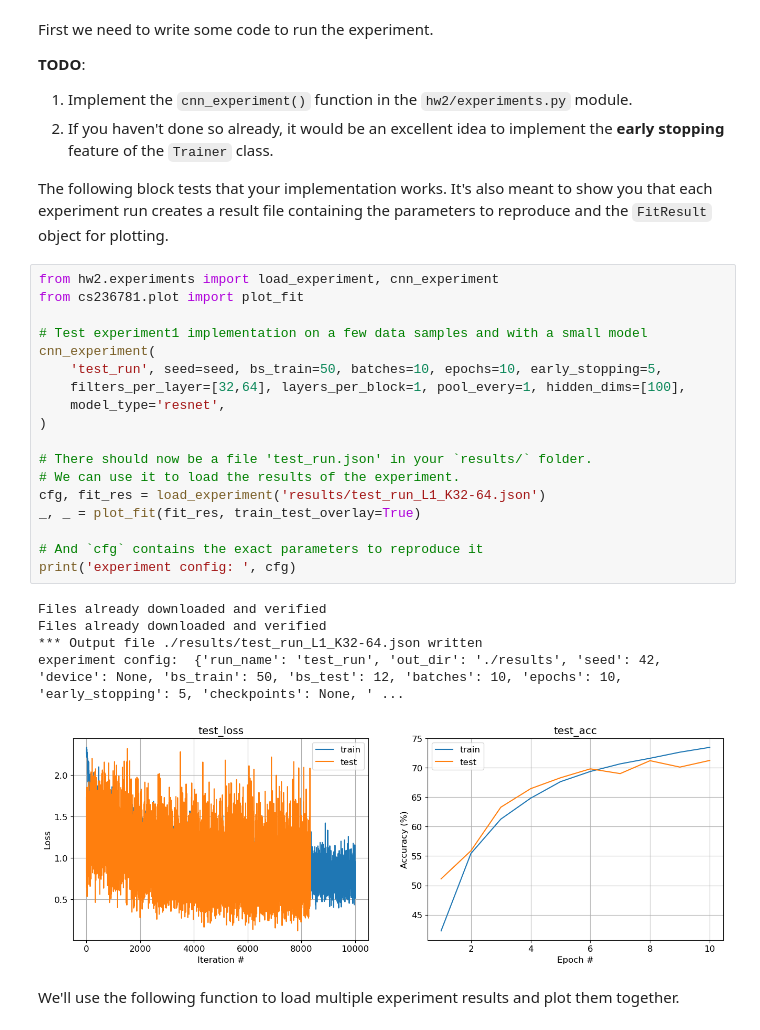
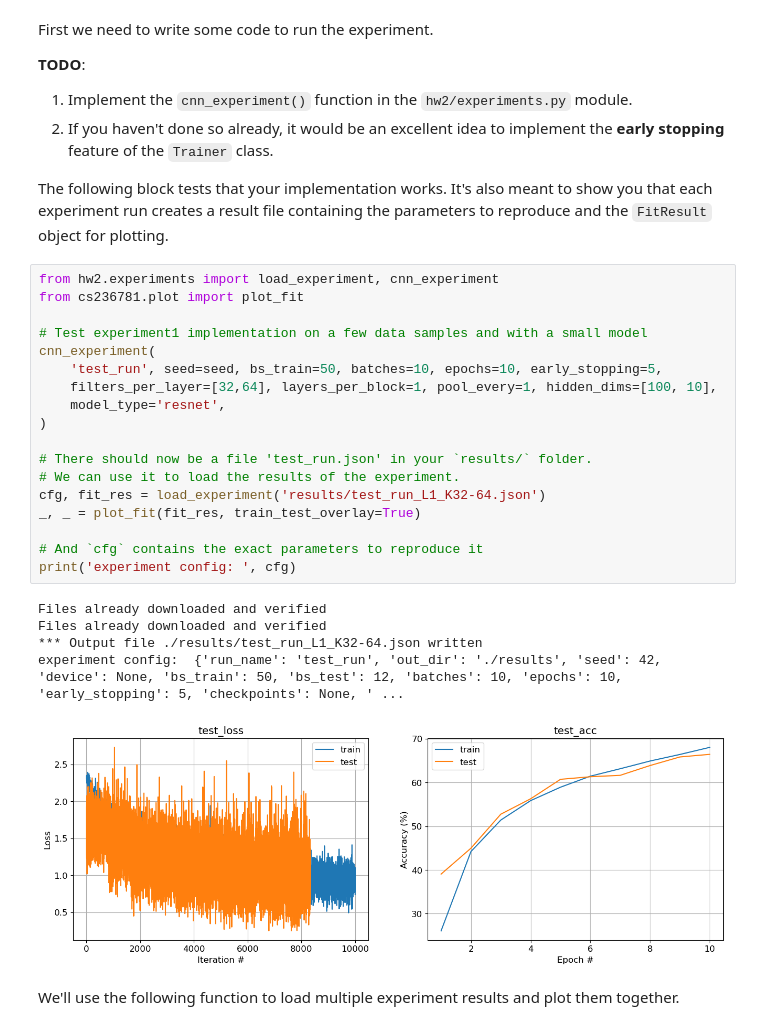
Before and after one commit to AviaAvraham1/Deep-Learning, a Jupyter notebook: hw2/Part5_CNN_Experiments.ipynb, the cells around one changed output. Cells and saved outputs as stored; diff of their text form.

```diff
--- a/hw2/Part5_CNN_Experiments.ipynb
+++ b/hw2/Part5_CNN_Experiments.ipynb
@@ -138,27 +138,27 @@ The following block tests that your implementation works. It's also meant to sho
 # %%
 from hw2.experiments import load_experiment, cnn_experiment
 from cs236781.plot import plot_fit
 
 # Test experiment1 implementation on a few data samples and with a small model
 cnn_experiment(
     'test_run', seed=seed, bs_train=50, batches=10, epochs=10, early_stopping=5,
-    filters_per_layer=[32,64], layers_per_block=1, pool_every=1, hidden_dims=[100],
+    filters_per_layer=[32,64], layers_per_block=1, pool_every=1, hidden_dims=[100, 10],
     model_type='resnet',
 )
 
 # There should now be a file 'test_run.json' in your `results/` folder.
 # We can use it to load the results of the experiment.
 cfg, fit_res = load_experiment('results/test_run_L1_K32-64.json')
 _, _ = plot_fit(fit_res, train_test_overlay=True)
 
 # And `cfg` contains the exact parameters to reproduce it
 print('experiment config: ', cfg)
 # %% [output]
 Files already downloaded and verified
 Files already downloaded and verified
 *** Output file ./results/test_run_L1_K32-64.json written
 experiment config:  {'run_name': 'test_run', 'out_dir': './results', 'seed': 42, 'device': None, 'bs_train': 50, 'bs_test': 12, 'batches': 10, 'epochs': 10, 'early_stopping': 5, 'checkpoints': None, ' ...
-[figure, old version]
+[figure, new version]
 # %% [markdown]
 We'll use the following function to load multiple experiment results and plot them together.
 # %%
```
Also changed, not shown: parts of 12 cells of this notebook, 27 other files.
